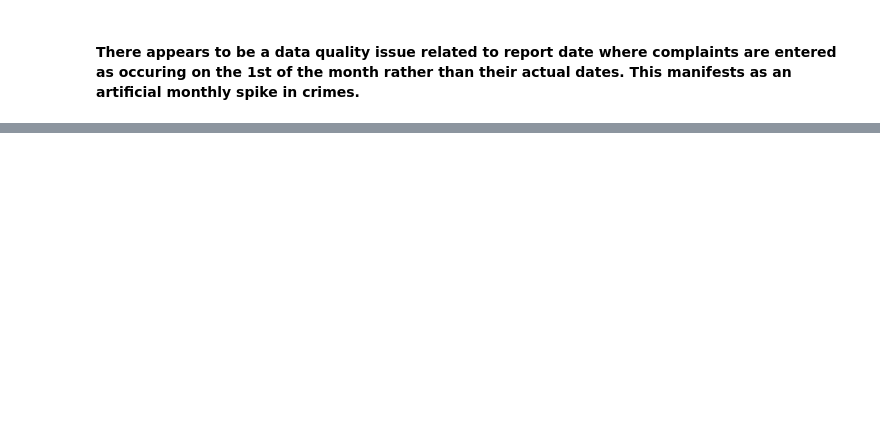
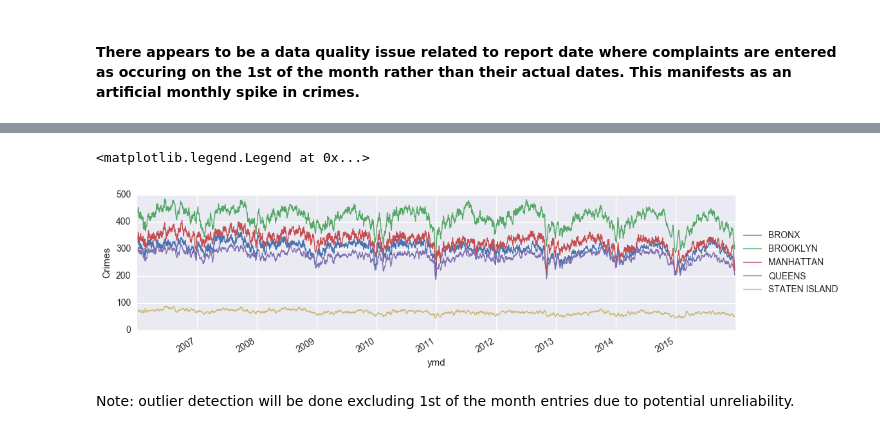
Before and after one commit to brenton72/NYC-crime-project, a Jupyter notebook: plotting_notebooks/Crime_project_graphing_Boros.ipynb, the cells around one changed output, grey strips where cells are left out. Saved outputs shown, nothing was run; the diff lists cells and outputs as text; code cells hidden in the pictures; blank space fills up the shorter version.

Commit message:
Added possible source of outlier dates

```diff
--- a/plotting_notebooks/Crime_project_graphing_Boros.ipynb
+++ b/plotting_notebooks/Crime_project_graphing_Boros.ipynb
@@ -233 +227,33 @@ plt.savefig('crimes_by_boro_timeseries.png', format='png')
+# %%
+boro_ymd_df = pd.read_csv('by_boro_ymd.out', header=None)
+boro_ymd_df = boro_ymd_df.rename(index=str, columns={0: 'boro', 1: 'year', 2: 'month', 3: 'day', 4: 'crimes'})
+boro_ymd_df.boro = boro_ymd_df.boro.str.strip(to_strip = "(").str.strip(to_strip = "'")
+boro_ymd_df.year = pd.to_numeric(boro_ymd_df.year.str.strip().str.strip(to_strip = '('))
+boro_ymd_df.month = pd.to_numeric(boro_ymd_df.month)
+boro_ymd_df.day = pd.to_numeric(boro_ymd_df.day.str.strip(to_strip = ")"))
+
+boro_ymd_df = boro_ymd_df[boro_ymd_df.year >= 2006]
+boro_ymd_df = boro_ymd_df[boro_ymd_df.day >= 2]
+
+boro_ymd_df.crimes = pd.to_numeric(boro_ymd_df.crimes.str.strip(to_strip = ")"))
+boro_ymd_df['ymd'] = pd.to_datetime((boro_ymd_df.year*10000+boro_ymd_df.month*100+boro_ymd_df.day).apply(str),format='%Y%m%d')
+table_boros_ymd = boro_ymd_df.pivot_table(values='crimes', index=['ymd'], columns=['boro'], aggfunc=np.sum)
+table_boros_ymd.drop('', inplace=True, axis = 1)
+table_boros_ymd = table_boros_ymd.fillna(0)
+# %%
+window = 10
+plt.figure(figsize = (12,3))
+table_boros_ymd.BRONX.rolling(window, center=True).mean().plot(linewidth=1)
+table_boros_ymd.BROOKLYN.rolling(window, center=True).mean().plot(linewidth=1)
+table_boros_ymd.MANHATTAN.rolling(window, center=True).mean().plot(linewidth=1)
+table_boros_ymd.QUEENS.rolling(window, center=True).mean().plot(linewidth=1)
+table_boros_ymd['STATEN ISLAND'].rolling(window, center=True).mean().plot(linewidth=1)
+plt.ylabel('Crimes')
+plt.legend(loc='center left', bbox_to_anchor=(1, 0.5))
+#plt.savefig('crimes_by_boro_timeseries.png', format='png')
+# %% [output]
+<matplotlib.legend.Legend at 0x...>
+[figure, added]
+# %% [markdown]
+Note: outlier detection will be done excluding 1st of the month entries due to potential unreliability.
 # %%
```
Also changed, not shown: parts of 20 cells of this notebook.
